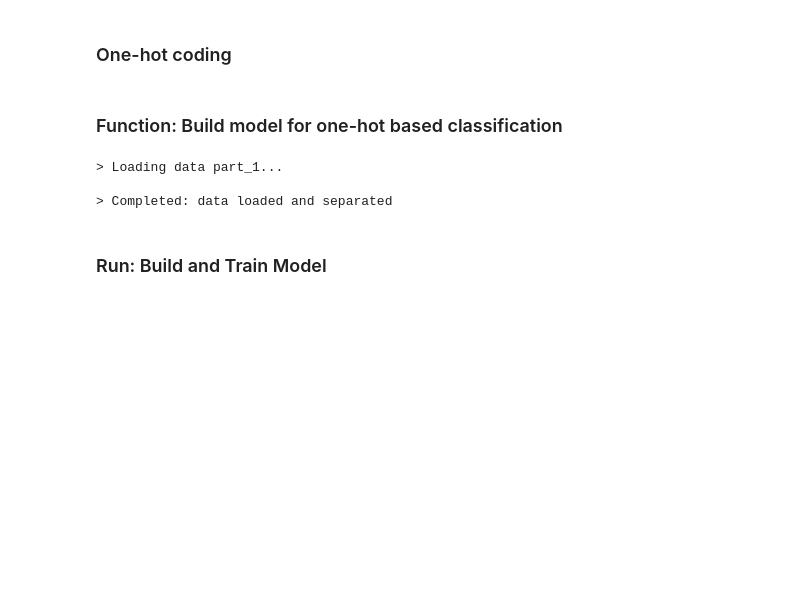
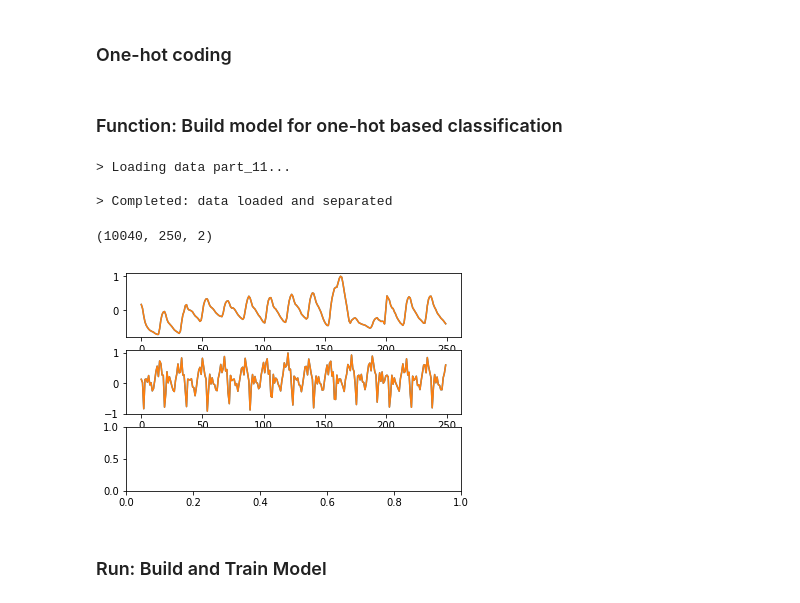
Before and after one commit to victorzhuli/BP_Research_II, a Jupyter notebook: LSTM_03142018.ipynb, the cells around one changed output. Cells and saved outputs as stored; diff of their text form; code cells hidden in the pictures; blank space fills up the shorter version.

```diff
--- a/LSTM_03142018.ipynb
+++ b/LSTM_03142018.ipynb
@@ -384,24 +398,46 @@ def cal_error_oneHot(true_oneHot, pred_oneHot, label_encoder):
     axes.set_ylim([90,170])
     plt.show()
 # %%
+
 # load and prepare data
-global_start_time = time.time()
-epochs  = 100
-win_len = 5 * NewSrate # 5 s in down sampled data
-pid = 1
+win_len_in_Sec = 10 # 5 s in down sampled data
+pid = 11
 rids = [2]
 dSamp = True
 normalise_flag = True
 align_flag = False
+epochs  = 100
+label_type = 2
+#~~~~~~~~~~~~~~~~~~~~~~~~~
+global_start_time = time.time()
 epochs_to_wait_for_improve = 2
+Srate = 125
 
-X_train, Y_tr_SBP, Y_tr_DBP, X_test, Y_te_SBP, Y_te_DBP, label_encoder_SBP, label_encoder_DBP, onehot_encoder_SBP, onehot_encoder_DBP = separate_train_test(pid, rids, win_len, dSamp = dSamp, label_type = label_type, normalise_flag = normalise_flag, align_flag = align_flag)
+if dSamp == False:
+    NewSrate = Srate
+else:
+    NewSrate = 25
+win_len = win_len_in_Sec * NewSrate
+X_train, Y_tr_SBP, Y_tr_DBP, X_test, Y_te_SBP, Y_te_DBP, label_encoder_SBP, label_encoder_DBP, onehot_encoder_SBP, onehot_encoder_DBP = separate_train_test_ECG(pid, rids, win_len, dSamp = dSamp, label_type = label_type, normalise_flag = normalise_flag, align_flag = align_flag)
 
 print ('> Completed: data loaded and separated')
 # %% [output]
-> Loading data part_1...
+> Loading data part_11...
 
 > Completed: data loaded and separated
+# %%
+X_train.shape
+# %% [output]
+(10040, 250, 2)
+# %%
+plt.subplot(311)
+plt.plot(X_train[0,:,0])
+plt.subplot(312)
+plt.plot(X_train[0,:,1])
+
+plt.show()
+# %% [output]
+[figure, added]
 # %% [markdown]
 ### Run: Build and Train Model
 # %%
```
Also changed, not shown: parts of 8 cells of this notebook, 3 other files.
